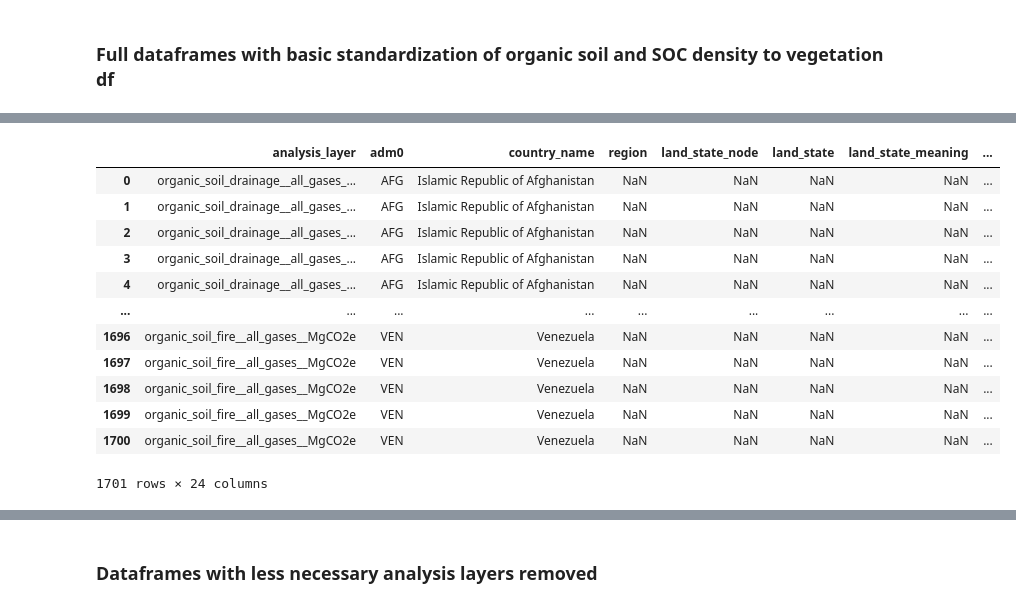
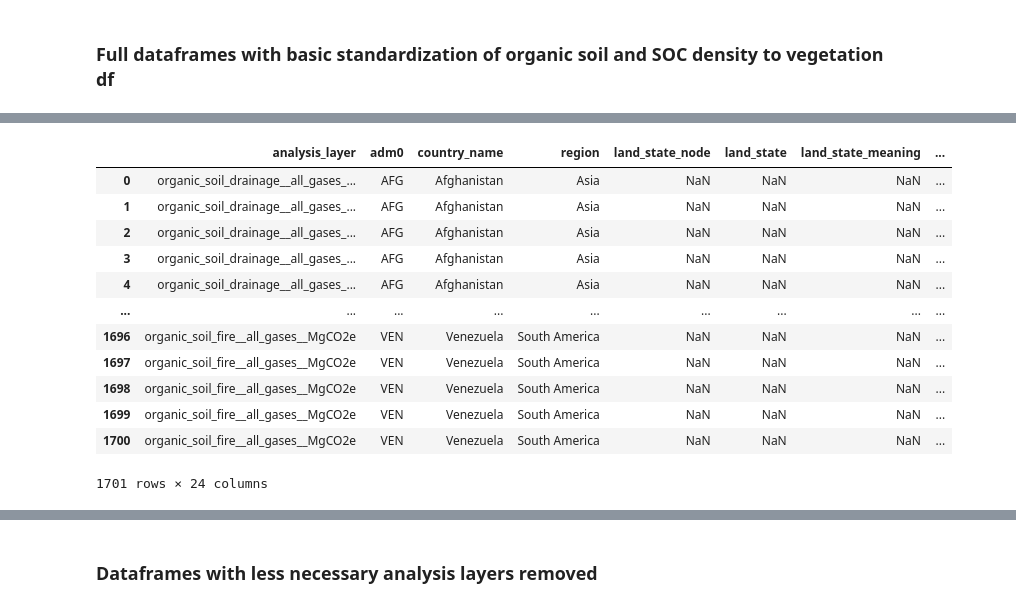
Before and after one commit to wri/AFOLU_GHG_flux_model, a Jupyter notebook: src/LULUCF/scripts/zonal_statistics/LULUCF_figures__veg105__SOC100__orgsoil100__20260512.ipynb, the cells around one changed output, grey strips where cells are left out. Cells and saved outputs as stored; diff of their text form; code cells hidden in the pictures.

```diff
--- a/src/LULUCF/scripts/zonal_statistics/LULUCF_figures__veg105__SOC100__orgsoil100__20260512.ipynb
+++ b/src/LULUCF/scripts/zonal_statistics/LULUCF_figures__veg105__SOC100__orgsoil100__20260512.ipynb
@@ -281,6 +281,7 @@ veg_df_raw["analysis_layer"] = "veg_" + veg_df_raw["analysis_layer"]
 # Shouldn't be necessary if I run vegetation zonal stats again and create new parquet files
 veg_df_raw["continent_ecozone"] = veg_df_raw["continent_ecozone"].fillna("Unassigned")
 veg_df_raw["country_name"] = veg_df_raw["country_name"].fillna("Unassigned")
+veg_df_raw['region'] = veg_df_raw[cn.adm0_pattern].map(cn.iso_to_region_UN_geoscheme)
 veg_df_raw['region'] = veg_df_raw['region'].fillna("Unassigned")
 
 # Corrected classification of trees remaining trees with fire as tree_tree_disturbed_fire_only.
@@ -473,6 +476,9 @@ org_soil_df_raw["climate_domain"] = org_soil_df_raw["climate_domain"].replace({
     "boreal": "Boreal",
     "Unspecified": "Other"
 })
+
+org_soil_df_raw['country_name'] = org_soil_df_raw[cn.adm0_pattern].map(cn.iso_to_country)
+org_soil_df_raw['region'] = org_soil_df_raw[cn.adm0_pattern].map(cn.iso_to_region_UN_geoscheme)
 
 # Adds columns to organic soil that are in the vegetation table so the tables can be combined
 # https://chatgpt.com/g/g-p-69399a7fcc808191b337d3fac695447c-afolu-flux-model/c/69c2fe30-7004-8328-9f6d-1c231ba04e20
@@ -536,15 +542,15 @@ Wall time: 51.5 ms
 |  | analysis_layer | adm0 | country_name | region | land_state_node | land_state | land_state_meaning | ... |
-| 0 | organic_soil_drainage__all_gases_... | AFG | Islamic Republic of Afghanistan | NaN | NaN | NaN | NaN | ... |
-| 1 | organic_soil_drainage__all_gases_... | AFG | Islamic Republic of Afghanistan | NaN | NaN | NaN | NaN | ... |
-| 2 | organic_soil_drainage__all_gases_... | AFG | Islamic Republic of Afghanistan | NaN | NaN | NaN | NaN | ... |
-| 3 | organic_soil_drainage__all_gases_... | AFG | Islamic Republic of Afghanistan | NaN | NaN | NaN | NaN | ... |
-| 4 | organic_soil_drainage__all_gases_... | AFG | Islamic Republic of Afghanistan | NaN | NaN | NaN | NaN | ... |
+| 0 | organic_soil_drainage__all_gases_... | AFG | Afghanistan | Asia | NaN | NaN | NaN | ... |
+| 1 | organic_soil_drainage__all_gases_... | AFG | Afghanistan | Asia | NaN | NaN | NaN | ... |
+| 2 | organic_soil_drainage__all_gases_... | AFG | Afghanistan | Asia | NaN | NaN | NaN | ... |
+| 3 | organic_soil_drainage__all_gases_... | AFG | Afghanistan | Asia | NaN | NaN | NaN | ... |
+| 4 | organic_soil_drainage__all_gases_... | AFG | Afghanistan | Asia | NaN | NaN | NaN | ... |
 | ... | ... | ... | ... | ... | ... | ... | ... | ... |
-| 1696 | organic_soil_fire__all_gases__MgCO2e | VEN | Venezuela | NaN | NaN | NaN | NaN | ... |
-| 1697 | organic_soil_fire__all_gases__MgCO2e | VEN | Venezuela | NaN | NaN | NaN | NaN | ... |
-| 1698 | organic_soil_fire__all_gases__MgCO2e | VEN | Venezuela | NaN | NaN | NaN | NaN | ... |
-| 1699 | organic_soil_fire__all_gases__MgCO2e | VEN | Venezuela | NaN | NaN | NaN | NaN | ... |
-| 1700 | organic_soil_fire__all_gases__MgCO2e | VEN | Venezuela | NaN | NaN | NaN | NaN | ... |
+| 1696 | organic_soil_fire__all_gases__MgCO2e | VEN | Venezuela | South America | NaN | NaN | NaN | ... |
+| 1697 | organic_soil_fire__all_gases__MgCO2e | VEN | Venezuela | South America | NaN | NaN | NaN | ... |
+| 1698 | organic_soil_fire__all_gases__MgCO2e | VEN | Venezuela | South America | NaN | NaN | NaN | ... |
+| 1699 | organic_soil_fire__all_gases__MgCO2e | VEN | Venezuela | South America | NaN | NaN | NaN | ... |
+| 1700 | organic_soil_fire__all_gases__MgCO2e | VEN | Venezuela | South America | NaN | NaN | NaN | ... |
 1701 rows × 24 columns
 # %%
 %%time
```
Also changed, not shown: parts of 21 cells of this notebook, 3 other files.
